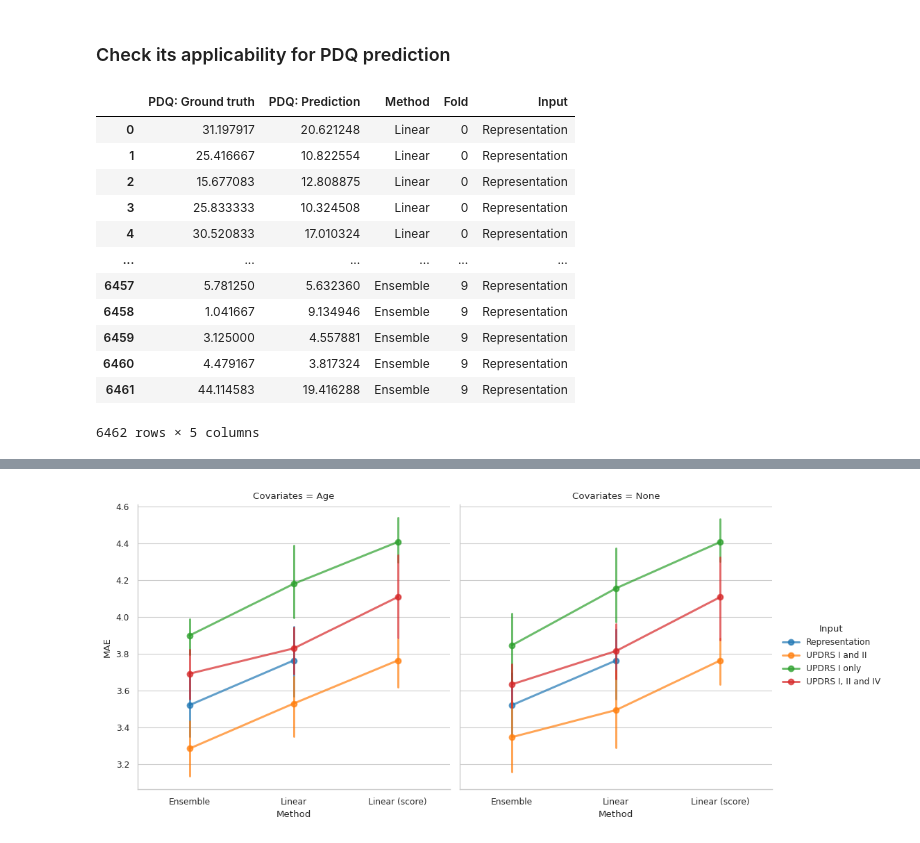
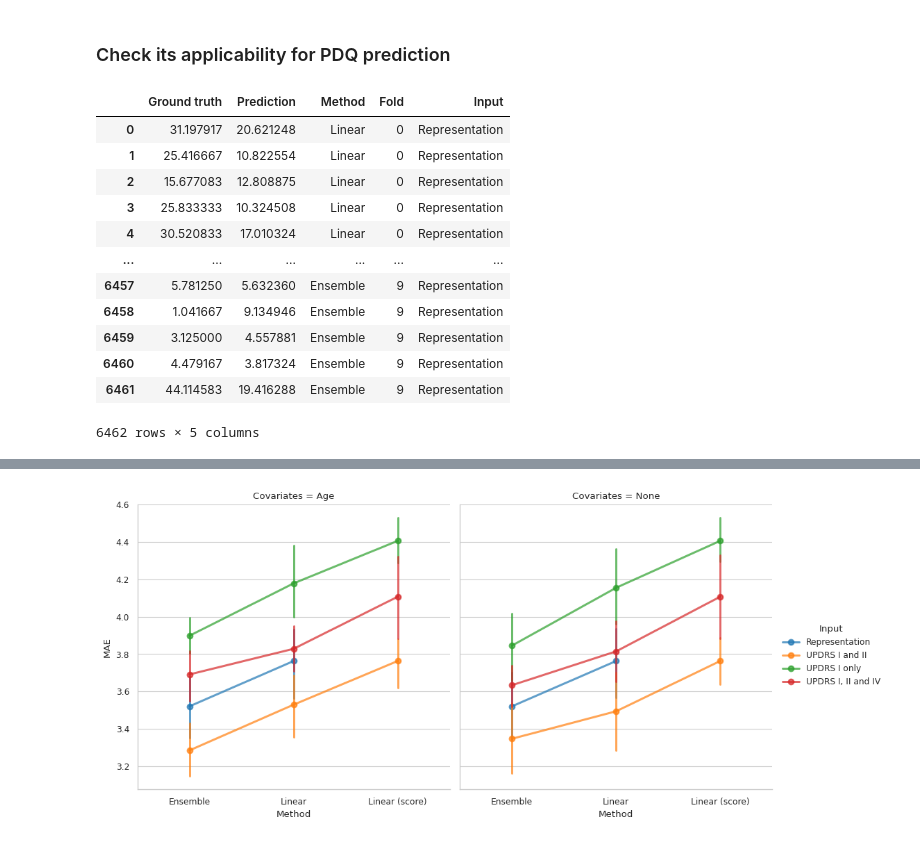
Before and after one commit to UKEIAM/de.uke.iam.parkinson.vae_longitudinal, a Jupyter notebook: src/vae.ipynb, the cells around one changed output, grey strips where cells are left out. Cells and saved outputs as stored; diff of their text form; code cells hidden in the pictures.

```diff
--- a/src/vae.ipynb
+++ b/src/vae.ipynb
@@ -156,36 +157,36 @@ y = y_amp.loc[complete_records, "PDQ"].to_numpy()
 
 X_feature = (
     model(torch.tensor(X, dtype=torch.float32).to("cuda"))
     .z_dist.loc.cpu()
     .detach()
     .numpy()
 )
 
 folds = RepeatedKFold(n_splits=10, n_repeats=1, random_state=42)
 representation_results = []
 for name, regressor in {
     "Linear": LinearRegression(),
     "Ensemble": HistGradientBoostingRegressor(loss="absolute_error"),
 }.items():
     for fold, (train_index, test_index) in enumerate(folds.split(X, y)):
         regressor.fit(X_feature[train_index], y[train_index])
         representation_results.append(
             pd.DataFrame(
                 {
-                    "PDQ: Ground truth": y[test_index],
-                    "PDQ: Prediction": regressor.predict(X_feature[test_index]),
+                    "Ground truth": y[test_index],
+                    "Prediction": regressor.predict(X_feature[test_index]),
                     "Method": name,
                     "Fold": fold,
                 }
             )
         )
 
 representation_results = pd.concat(representation_results).reset_index(drop=True)
 representation_results["Input"] = "Representation"
 
 representation_results
 # %% [output]
-|  | PDQ: Ground truth | PDQ: Prediction | Method | Fold | Input |
+|  | Ground truth | Prediction | Method | Fold | Input |
 | 0 | 31.197917 | 20.621248 | Linear | 0 | Representation |
 | 1 | 25.416667 | 10.822554 | Linear | 0 | Representation |
 | 2 | 15.677083 | 12.808875 | Linear | 0 | Representation |
```
Also changed, not shown: parts of 13 cells of this notebook.
